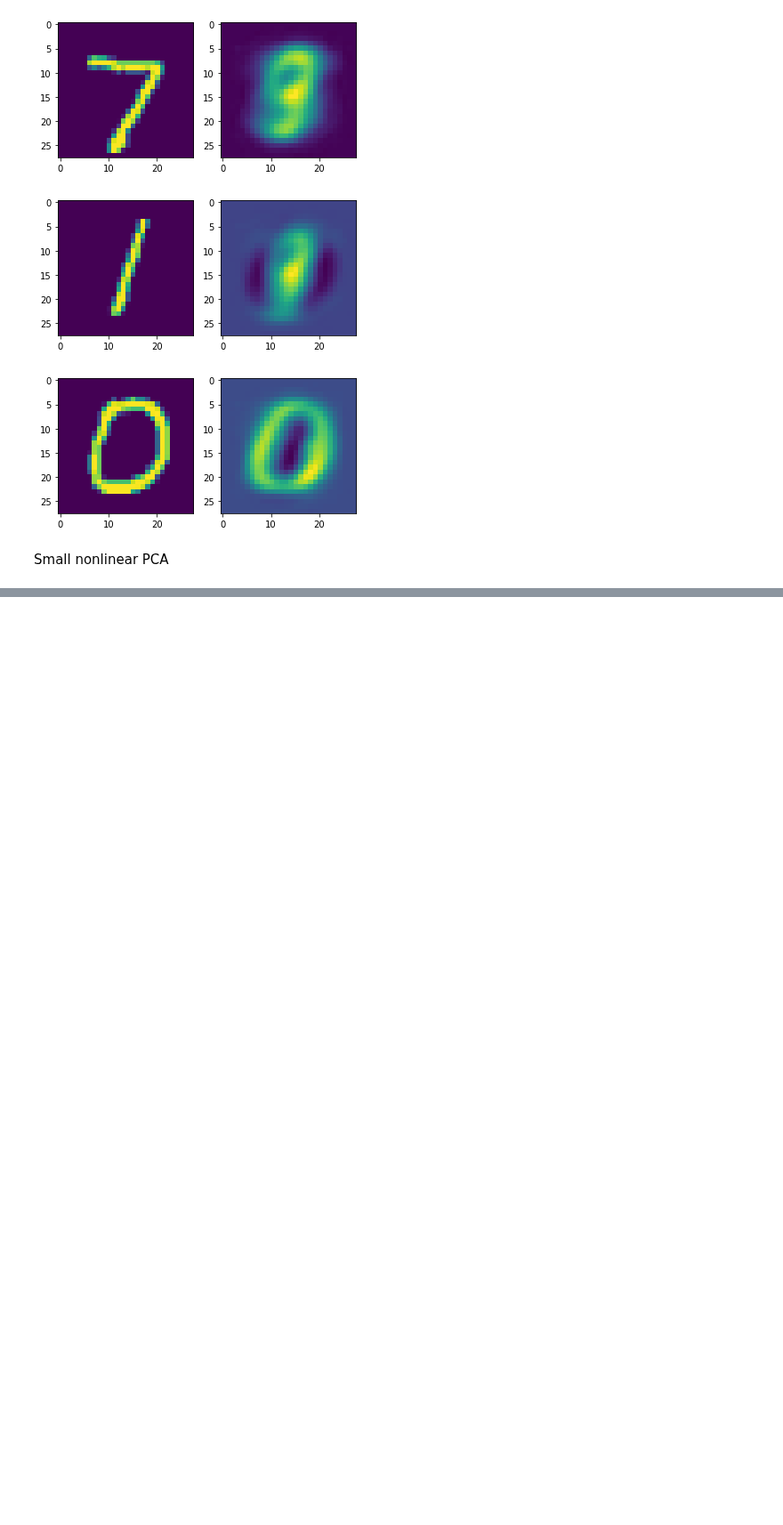
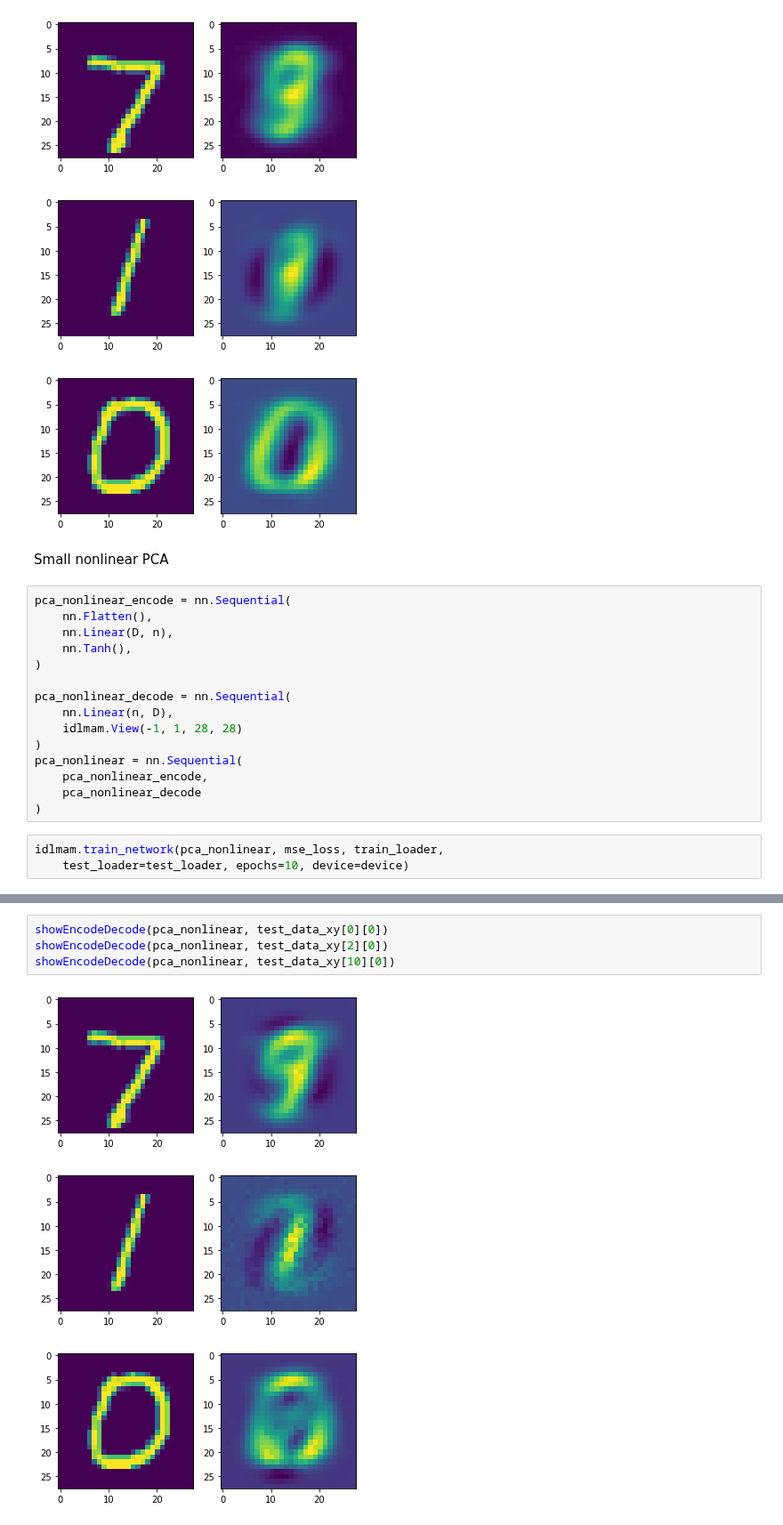
Before and after one commit to andreastgram/DL_Inner_Workings, a Jupyter notebook: Autoencoding_SelfSupervision.ipynb, the cells around one changed output, grey strips where cells are left out. Shown at 89% size. Drawn from its saved outputs; the diff is of its cells as text; blank space fills up the shorter version.

Commit message:
Visualizing results

```diff
--- a/Autoencoding_SelfSupervision.ipynb
+++ b/Autoencoding_SelfSupervision.ipynb
@@ -218,3 +218,21 @@ showEncodeDecode(pca_model, test_data_xy[10][0])
 [figure]
 # %% [markdown]
 Small nonlinear PCA
+# %%
+pca_nonlinear_encode = nn.Sequential(
+    nn.Flatten(),
+    nn.Linear(D, n),
+    nn.Tanh(),
+)
+
+pca_nonlinear_decode = nn.Sequential(
+    nn.Linear(n, D),
+    idlmam.View(-1, 1, 28, 28)
+)
+pca_nonlinear = nn.Sequential(
+    pca_nonlinear_encode,
+    pca_nonlinear_decode
+)
+# %%
+idlmam.train_network(pca_nonlinear, mse_loss, train_loader,
+    test_loader=test_loader, epochs=10, device=device)
@@ -220,0 +251,8 @@ Small nonlinear PCA
+# %%
+showEncodeDecode(pca_nonlinear, test_data_xy[0][0])
+showEncodeDecode(pca_nonlinear, test_data_xy[2][0])
+showEncodeDecode(pca_nonlinear, test_data_xy[10][0])
+# %% [output]
+[figure, added]
+[figure, added]
+[figure, added]
```
Also changed, not shown: parts of 1 cell of this notebook.
